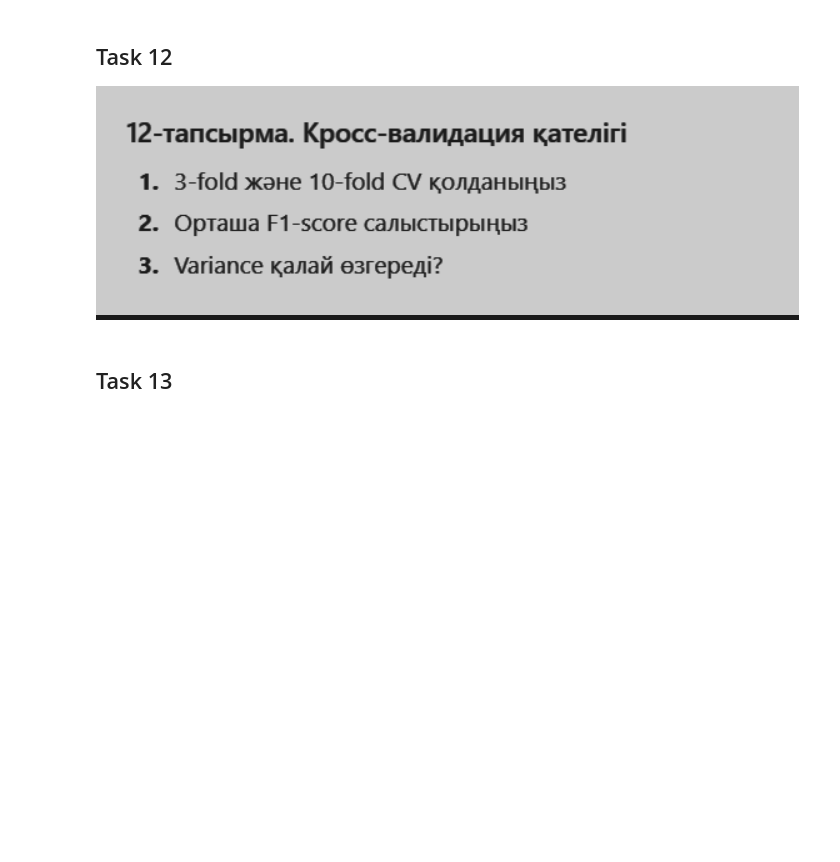
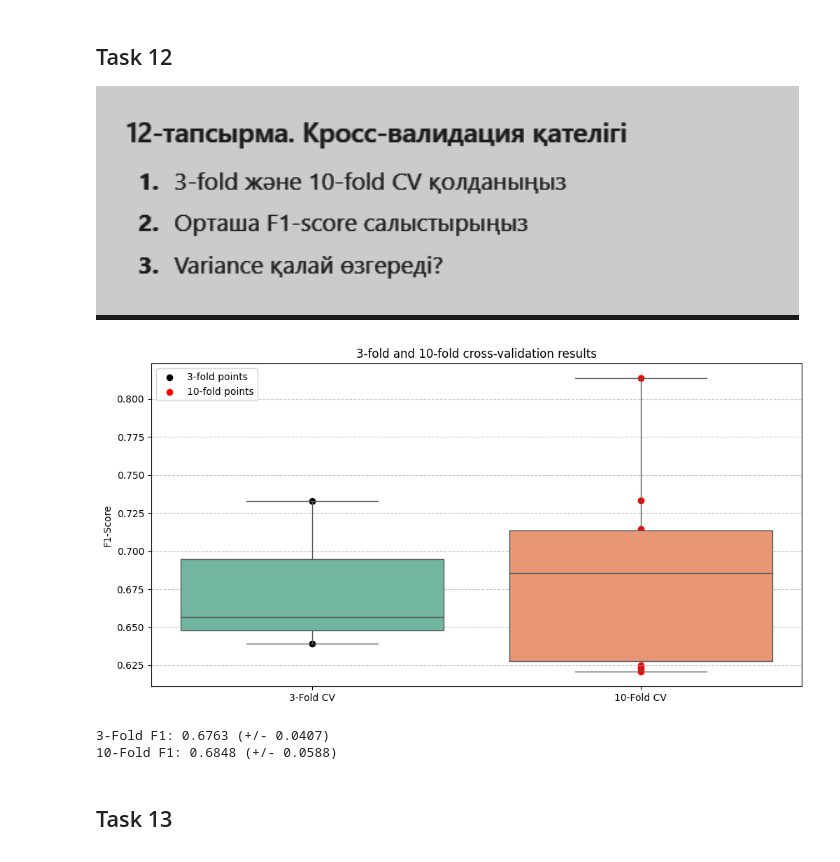
Before and after one commit to ZED-or-ZERO/Notes-on-ML-Courses., a Jupyter notebook: ML Course from ItechResearch/Lecture Tasks/Lecture_12.ipynb, the cells around one changed output. Saved outputs shown, nothing was run; the diff lists cells and outputs as text; code cells hidden in the pictures; blank space fills up the shorter version.

```diff
--- a/ML Course from ItechResearch/Lecture Tasks/Lecture_12.ipynb
+++ b/ML Course from ItechResearch/Lecture Tasks/Lecture_12.ipynb
@@ -59,6 +373,35 @@
 # %% [markdown]
 ## Task 12
 ![image.png](attachment:image.png)
+# %%
+from sklearn.model_selection import cross_val_score
+
+final_model = LogisticRegression(C=1.0, penalty='l2', solver='liblinear', class_weight='balanced')
+
+f1_3fold = cross_val_score(final_model, X, y, cv=3, scoring='f1')
+f1_10fold = cross_val_score(final_model, X, y, cv=10, scoring='f1')
+
+
+plt.figure(figsize=(12, 6))
+
+sns.boxplot(data=[f1_3fold, f1_10fold], palette="Set2")
+plt.xticks([0, 1], ['3-Fold CV', '10-Fold CV'])
+plt.ylabel('F1-Score')
+plt.title('3-fold and 10-fold cross-validation results')
+
+plt.scatter([0]*3, f1_3fold, color='black', label='3-fold points')
+plt.scatter([1]*10, f1_10fold, color='red', label='10-fold points')
+
+plt.grid(axis='y', linestyle='--', alpha=0.7)
+plt.legend()
+plt.show()
+
+print(f"3-Fold F1: {f1_3fold.mean():.4f} (+/- {f1_3fold.std():.4f})")
+print(f"10-Fold F1: {f1_10fold.mean():.4f} (+/- {f1_10fold.std():.4f})")
+# %% [output]
+[figure, added]
+3-Fold F1: 0.6763 (+/- 0.0407)
+10-Fold F1: 0.6848 (+/- 0.0588)
 # %% [markdown]
 ## Task 13
 ![image.png](attachment:image.png)
```
Also changed, not shown: parts of 20 cells of this notebook, 1 other file.
